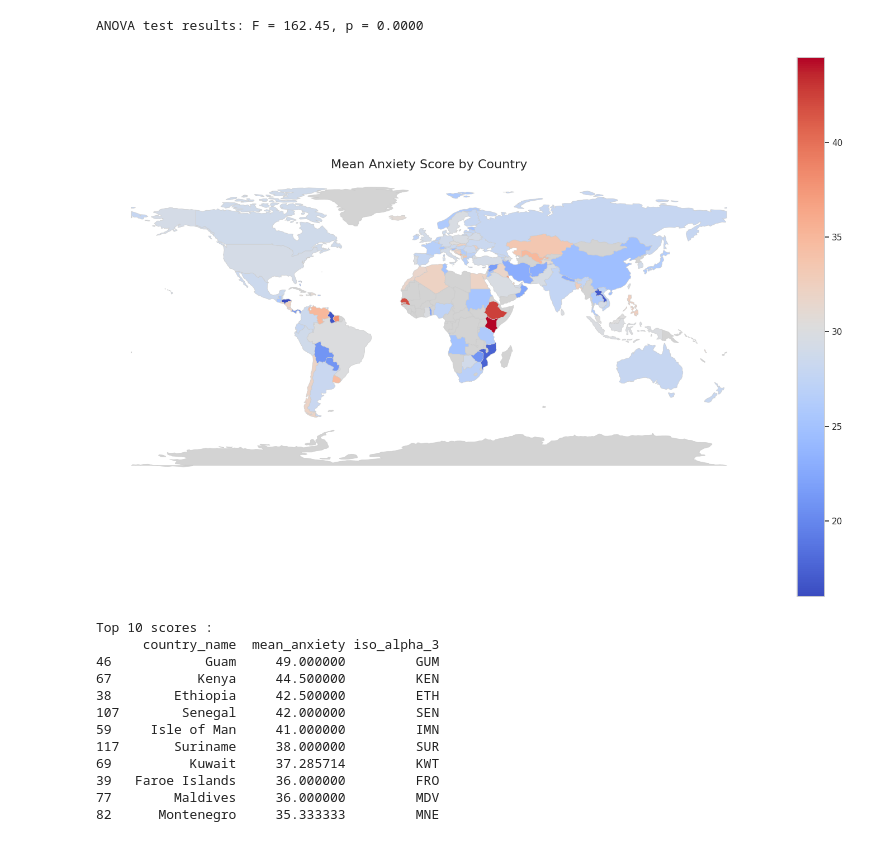
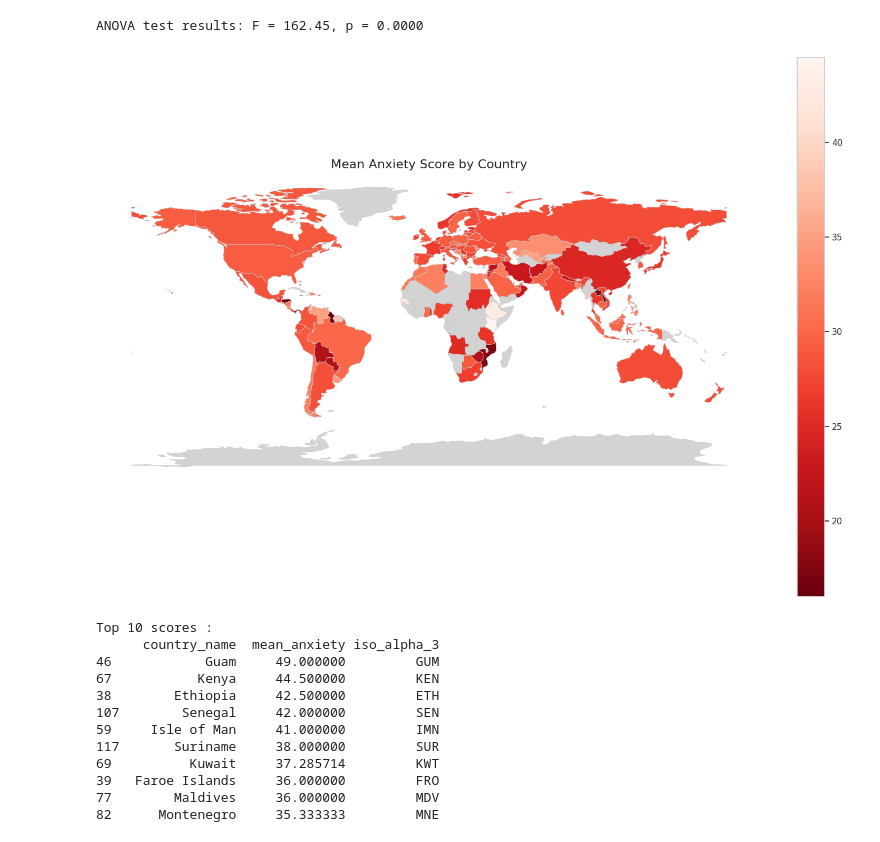
Before and after one commit to vrelvape/individual-project-mental-health, a Jupyter notebook: notebooks/01_exploration.ipynb, the cells around one changed output. Saved outputs shown, nothing was run; the diff lists cells and outputs as text; code cells hidden in the pictures.

```diff
--- a/notebooks/01_exploration.ipynb
+++ b/notebooks/01_exploration.ipynb
@@ -1163,35 +1163,35 @@ def get_iso_alpha_3(name):
         return pycountry.countries.lookup(name).alpha_3
     except:
         return None
 
 mean_anxiety_by_country["iso_alpha_3"] = mean_anxiety_by_country["country_name"].apply(get_iso_alpha_3)
 
 
 url = "https://raw.githubusercontent.com/johan/world.geo.json/master/countries.geo.json"
 world = gpd.read_file(url)
 
 
 world["iso_a3"] = world["id"]
 merged = world.merge(mean_anxiety_by_country, how="left", left_on="iso_a3", right_on="iso_alpha_3")
 
 
 fig, ax = plt.subplots(1, 1, figsize=(15, 10))
 merged.plot(
     column="mean_anxiety",
-    cmap="coolwarm",
+    cmap="Reds_r",
     linewidth=0.5,
     ax=ax,
     edgecolor="0.8",
     legend=True,
     missing_kwds={"color": "lightgrey", "label": "No data"}
 )
 
 ax.set_title("Mean Anxiety Score by Country", fontsize=16)
 ax.axis("off")
 plt.tight_layout()
 plt.show()
 # %% [output]
-[figure, old version]
+[figure, new version]
 # %%
 # Top 10
 top_countries = mean_anxiety_by_country.sort_values("mean_anxiety", ascending=False).head(10)
```
